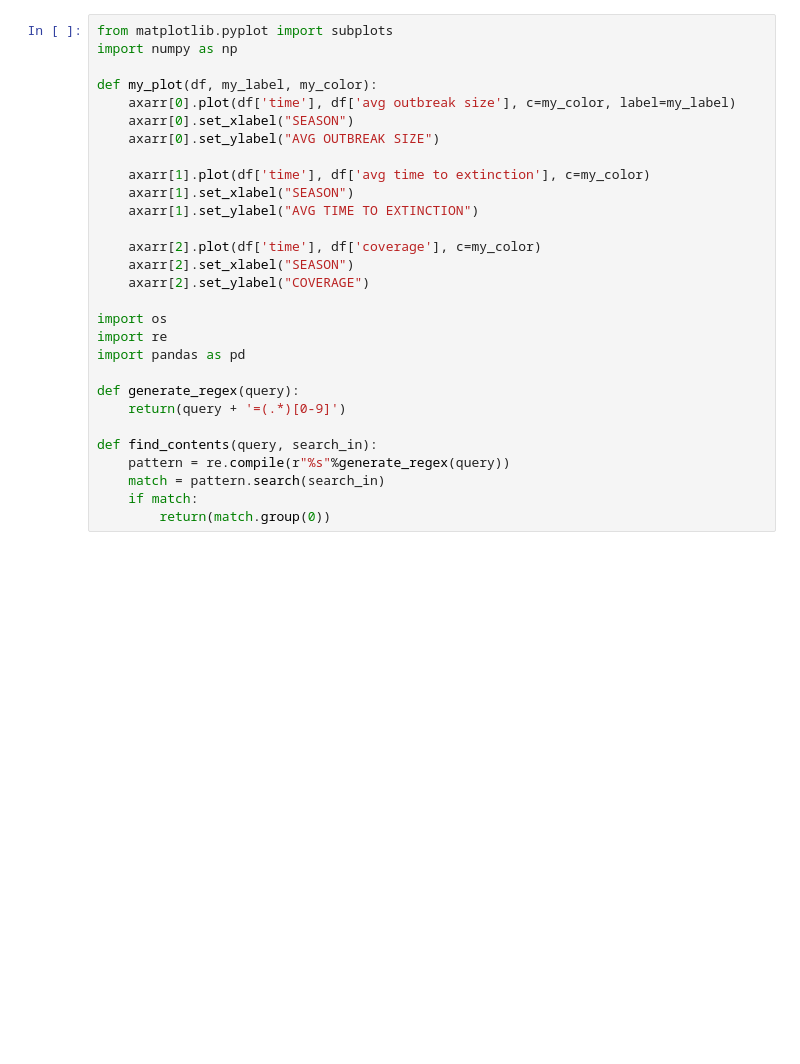
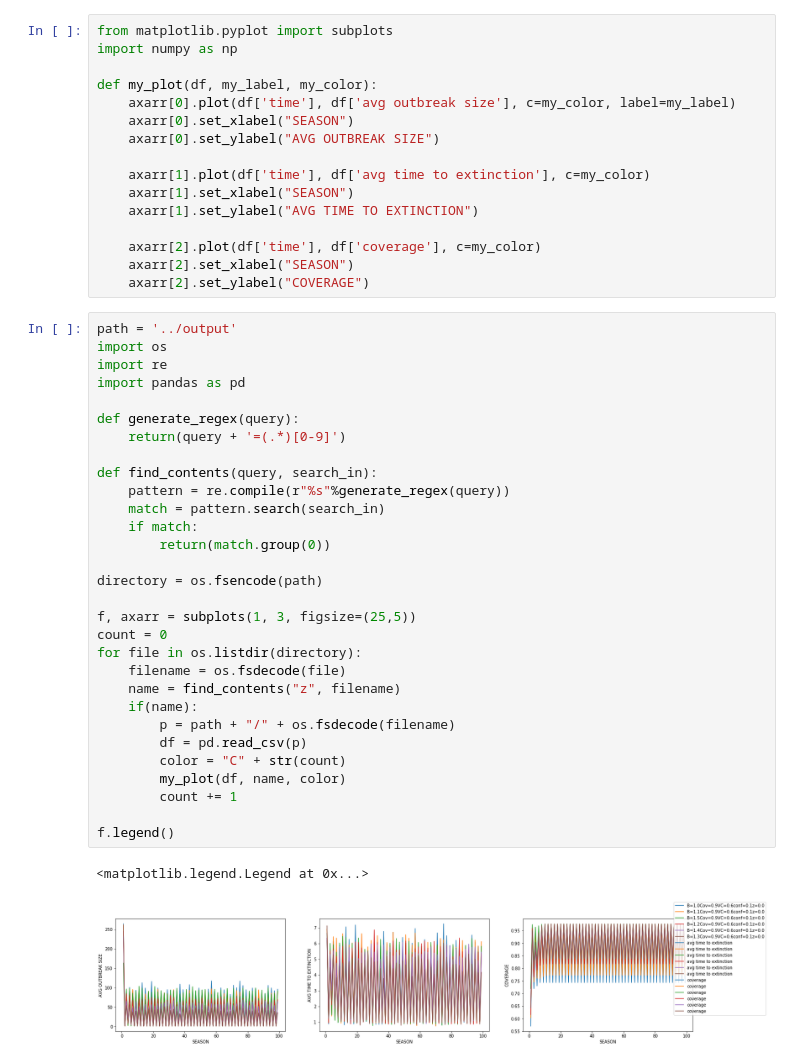
Before and after one commit to SoyaMiyoshi/sir_vaccination, a Jupyter notebook: jupyter/first-plot.ipynb, the cells around one changed output. Drawn from its saved outputs; the diff is of its cells as text; blank space fills up the shorter version.

```diff
--- a/jupyter/first-plot.ipynb
+++ b/jupyter/first-plot.ipynb
@@ -14,17 +14,37 @@ def my_plot(df, my_label, my_color):
     axarr[2].plot(df['time'], df['coverage'], c=my_color)
     axarr[2].set_xlabel("SEASON")
     axarr[2].set_ylabel("COVERAGE")
-
-import os
-import re
-import pandas as pd
-
-def generate_regex(query):
-    return(query + '=(.*)[0-9]')
-
-def find_contents(query, search_in):
-    pattern = re.compile(r"%s"%generate_regex(query))
-    match = pattern.search(search_in)
-    if match:
-        return(match.group(0))
+# %%
+path = '../output'
+import os
+import re
+import pandas as pd
+
+def generate_regex(query):
+    return(query + '=(.*)[0-9]')
+
+def find_contents(query, search_in):
+    pattern = re.compile(r"%s"%generate_regex(query))
+    match = pattern.search(search_in)
+    if match:
+        return(match.group(0))
+
+directory = os.fsencode(path)
+
+f, axarr = subplots(1, 3, figsize=(25,5))
+count = 0
+for file in os.listdir(directory):
+    filename = os.fsdecode(file)
+    name = find_contents("z", filename)
+    if(name):
+        p = path + "/" + os.fsdecode(filename)
+        df = pd.read_csv(p)
+        color = "C" + str(count)
+        my_plot(df, name, color)
+        count += 1
+
+f.legend()
+# %% [output]
+<matplotlib.legend.Legend at 0x...>
+[figure, added]
 # %%
```
Also changed, not shown: parts of 2 cells of this notebook, 1 other file.
